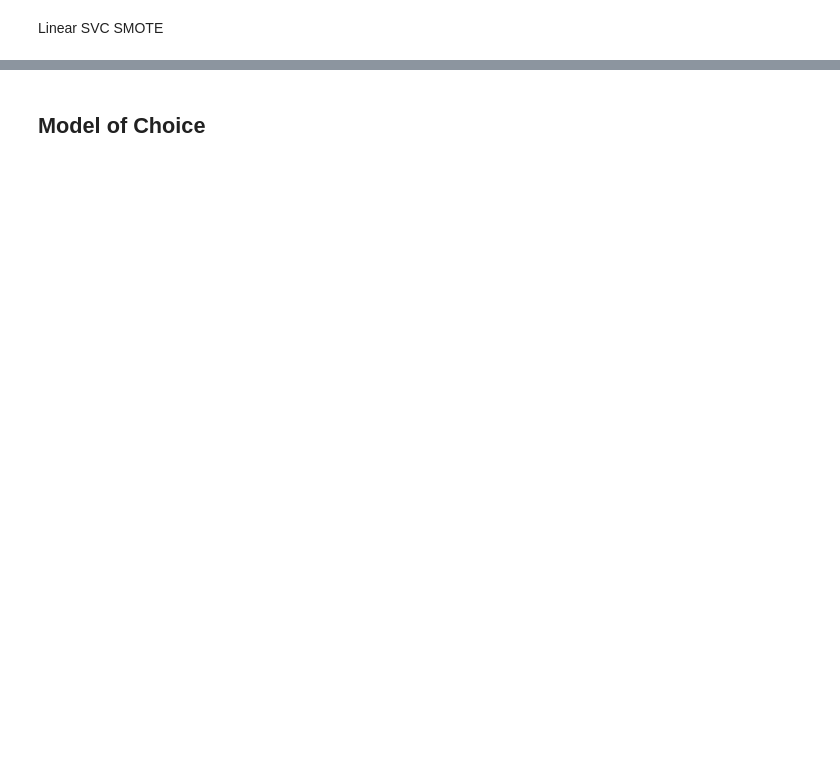
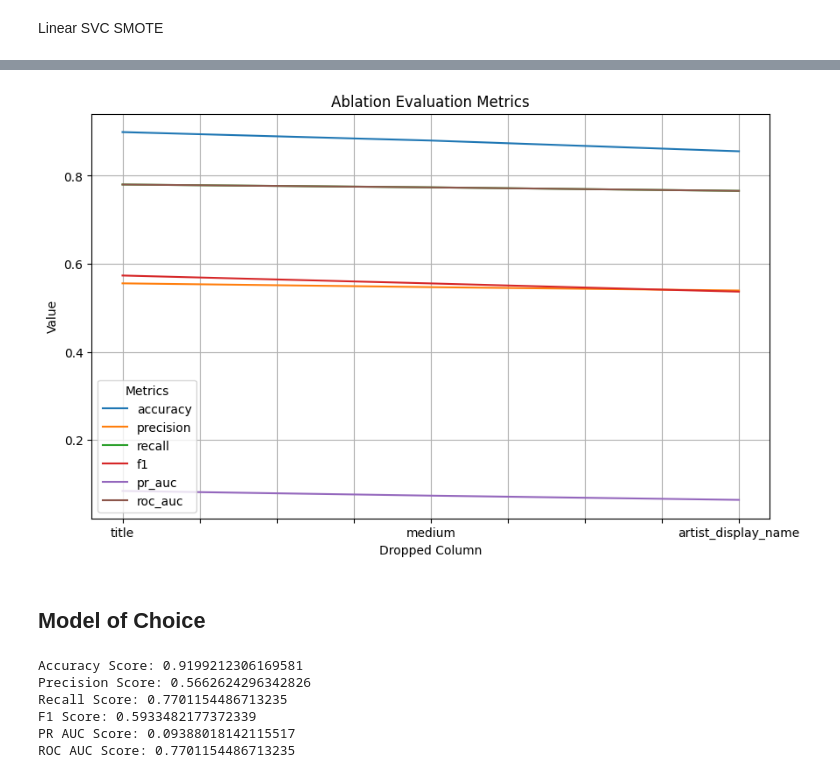
Before and after one commit to mollykstark/SIADS-Milestone-II, a Jupyter notebook: src/notebooks/supervised.ipynb, the cells around one changed output, grey strips where cells are left out. Saved outputs shown, nothing was run; the diff lists cells and outputs as text; code cells hidden in the pictures; blank space fills up the shorter version.

```diff
--- a/src/notebooks/supervised.ipynb
+++ b/src/notebooks/supervised.ipynb
@@ -619,0 +913,8 @@ print(f"ROC AUC Score: {roc_auc_score(y_test, svm_y_pred)}")
+# %%
+y_pred_ab2 = clf_ab2.predict(X_test)
+print(f"Accuracy Score: {accuracy_score(y_test, y_pred_ab2)}")
+print(f"Precision Score: {precision_score(y_test, y_pred_ab2,average='macro')}")
+print(f"Recall Score: {recall_score(y_test, y_pred_ab2,average='macro')}")
+print(f"F1 Score: {f1_score(y_test, y_pred_ab2, average='macro')}")
+print(f"PR AUC Score: {average_precision_score(y_test, y_pred_ab2)}")
+print(f"ROC AUC Score: {roc_auc_score(y_test, y_pred_ab2)}")
@@ -619,0 +928,16 @@ print(f"ROC AUC Score: {roc_auc_score(y_test, svm_y_pred)}")
+# %%
+# dropped title, medium, artist_display_name
+X_train, X_test, y_train, y_test, X_train_resampled, y_train_resampled, X, y = ablation_testing(df,['department','object_name','portfolio',
+                                                                                                    'country_mapped','artist_gender',
+                                                                                                    'culture','artist_nationality',], 0.2)
+# clf_ab3 = LogisticRegression(random_state=42,C=1, max_iter=5000, penalty='l2', solver='saga', tol=0.0001).fit(X_train_resampled, y_train_resampled)
+# dump(clf_ab3, '../models/supervised/clf_ab3.pkl.lzma')
+clf_ab3 = load('../models/supervised/clf_ab3.pkl.lzma')
+# %%
+y_pred_ab3 = clf_ab3.predict(X_test)
+print(f"Accuracy Score: {accuracy_score(y_test, y_pred_ab3)}")
+print(f"Precision Score: {precision_score(y_test, y_pred_ab3,average='macro')}")
+print(f"Recall Score: {recall_score(y_test, y_pred_ab3,average='macro')}")
+print(f"F1 Score: {f1_score(y_test, y_pred_ab3, average='macro')}")
+print(f"PR AUC Score: {average_precision_score(y_test, y_pred_ab3)}")
+print(f"ROC AUC Score: {roc_auc_score(y_test, y_pred_ab3)}")
@@ -619,0 +951,11 @@ print(f"ROC AUC Score: {roc_auc_score(y_test, svm_y_pred)}")
+# %%
+ablation = {'dropped':['title','medium','artist_display_name'],
+            'accuracy':[accuracy_score(y_test, y_pred_ab1),accuracy_score(y_test, y_pred_ab2),accuracy_score(y_test, y_pred_ab3)],
+            'precision':[precision_score(y_test, y_pred_ab1,average='macro'),precision_score(y_test, y_pred_ab2,average='macro'),precision_score(y_test, y_pred_ab3,average='macro')],
+            'recall':[recall_score(y_test, y_pred_ab1,average='macro'),recall_score(y_test, y_pred_ab2,average='macro'),recall_score(y_test, y_pred_ab3,average='macro')],
+            'f1':[f1_score(y_test, y_pred_ab1, average='macro'),f1_score(y_test, y_pred_ab2, average='macro'),f1_score(y_test, y_pred_ab3, average='macro')],
+            'pr_auc':[average_precision_score(y_test, y_pred_ab1),average_precision_score(y_test, y_pred_ab2),average_precision_score(y_test, y_pred_ab3)],
+            'roc_auc':[roc_auc_score(y_test, y_pred_ab1),roc_auc_score(y_test, y_pred_ab2),roc_auc_score(y_test, y_pred_ab3)]}
+
+ablation_df = pd.DataFrame(ablation).set_index('dropped')
+ablation_df
@@ -620,3 +968,13 @@ print(f"ROC AUC Score: {roc_auc_score(y_test, svm_y_pred)}")
+# %%
+ablation_df.plot(kind='line', figsize=(10, 6))
+plt.title('Ablation Evaluation Metrics')
+plt.xlabel('Dropped Column')
+plt.ylabel('Value')
+plt.legend(title='Metrics')
+plt.grid(True)
+plt.show()
+# %% [output]
+[figure, added]
 # %% [markdown]
 ## Model of Choice
 # %%
@@ -625,18 +984,14 @@ y_pred = svm_y_pred
 # %%
-print("Training Data: ")
-clf_pred_train = clf.predict(X_train)
-print(f"Accuracy: {accuracy_score(X_train, y_train)}")
-print(f"Precision: {precision_score(y_train, clf_pred_train)}")
-print(f"Recall: {recall_score(y_train, clf_pred_train)}")
-print(f"F1 Score: {f1_score(y_train, clf_pred_train)}")
-print(f"PR AUC Score: {average_precision_score(y_train, clf_pred_train)}")
-print(f"ROC AUC Score: {roc_auc_score(y_train, clf_pred_train)}")
-
-print("\nTest Data: ")
-clf_pred_test = clf.predict(X_test)
-print(f"Accuracy: {accuracy_score(X_test, y_test)}")
-print(f"Precision: {precision_score(y_test, clf_pred_test, average='macro')}")
-print(f"Recall: {recall_score(y_test, clf_pred_test, average='macro')}")
-print(f"F1 Score: {f1_score(y_test, clf_pred_test, average='macro')}")
-print(f"PR AUC Score: {average_precision_score(y_train, clf_pred_train)}")
-print(f"ROC AUC Score: {roc_auc_score(y_test, clf_pred_test)}")
+print(f"Accuracy Score: {accuracy_score(y_test, y_pred)}")
+print(f"Precision Score: {precision_score(y_test, y_pred,average='macro')}")
+print(f"Recall Score: {recall_score(y_test, y_pred,average='macro')}")
+print(f"F1 Score: {f1_score(y_test, y_pred, average='macro')}")
+print(f"PR AUC Score: {average_precision_score(y_test, y_pred)}")
+print(f"ROC AUC Score: {roc_auc_score(y_test, y_pred)}")
+# %% [output]
+Accuracy Score: 0.9199212306169581
+Precision Score: 0.5662624296342826
+Recall Score: 0.7701154486713235
+F1 Score: 0.5933482177372339
+PR AUC Score: 0.09388018142115517
+ROC AUC Score: 0.7701154486713235
```
Also changed, not shown: parts of 60 cells of this notebook, 23 other files.
